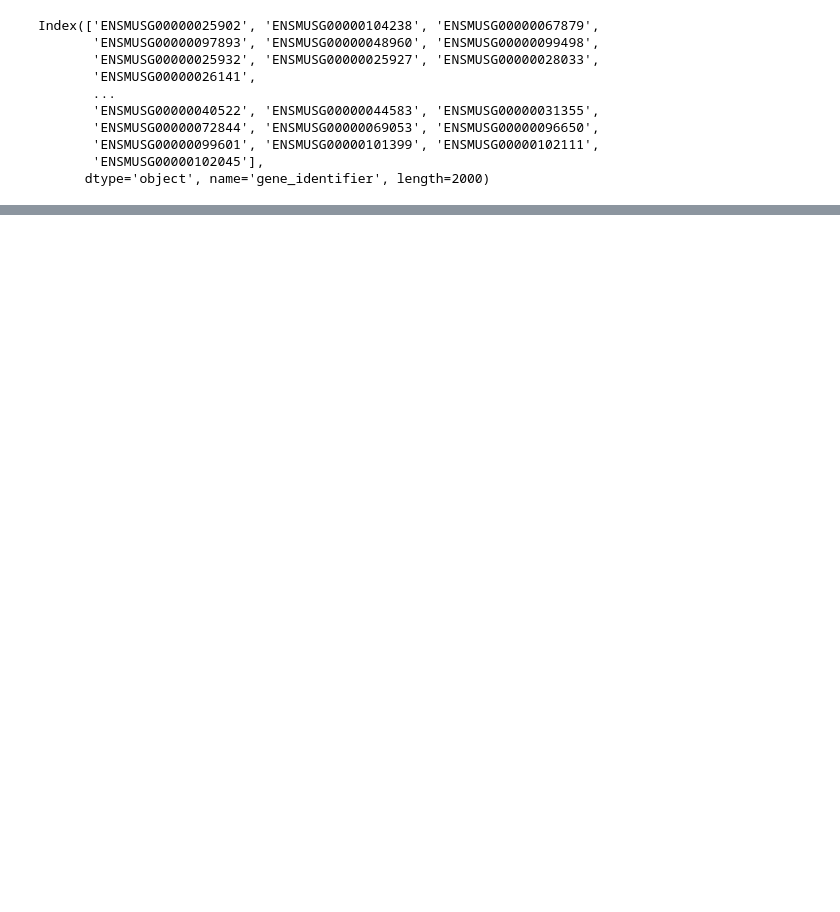
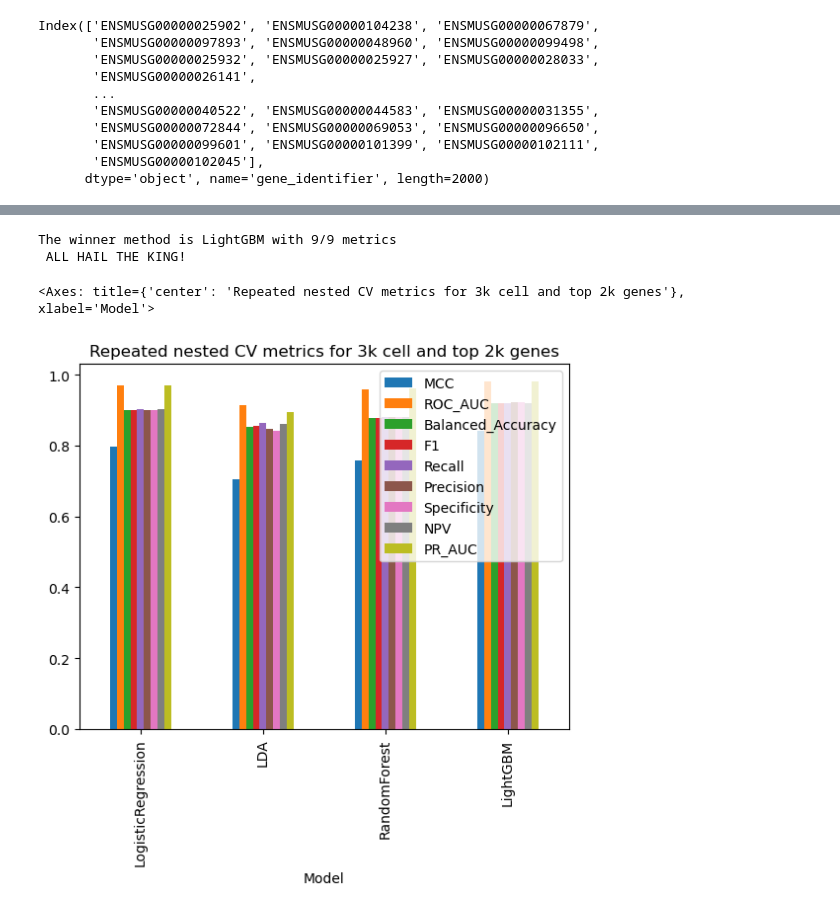
Before and after one commit to vex-me-not/MLKinCompBioFinalProject, a Jupyter notebook: notebooks/classification.ipynb, the cells around one changed output, grey strips where cells are left out. Cells and saved outputs as stored; diff of their text form; code cells hidden in the pictures; blank space fills up the shorter version.

Commit message:
some rnCV results viz

```diff
--- a/notebooks/classification.ipynb
+++ b/notebooks/classification.ipynb
@@ -121,0 +53,22 @@ EARLY STOPPING: No improvement after 4 trials!
+# %%
+if my_file.is_file():
+    results_df=pd.read_csv("../data/rncv_summary_results.csv")
+
+results_df=replace_column(df=results_df,to_be_replaced='Unnamed: 0',to_be_added='Model')
+
+results_df.to_csv("../data/rncv_summary_results.csv",index=False)
+
+if my_file.is_file():
+    results_df=pd.read_csv("../data/rncv_summary_results.csv")
+
+
+winner=get_winner(summary=results_df)
+
+print(f"The winner method is {winner[0]} with {winner[1]}/{results_df.shape[1]-1} metrics\n ALL HAIL THE KING!")
+
+results_df.plot(x='Model',kind='bar',stacked=False,title='Repeated nested CV metrics for 3k cell and top 2k genes')
+# %% [output]
+The winner method is LightGBM with 9/9 metrics
+ ALL HAIL THE KING!
+<Axes: title={'center': 'Repeated nested CV metrics for 3k cell and top 2k genes'}, xlabel='Model'>
+[figure, added]
```
Also changed, not shown: parts of 2 cells of this notebook, 1 other file.
